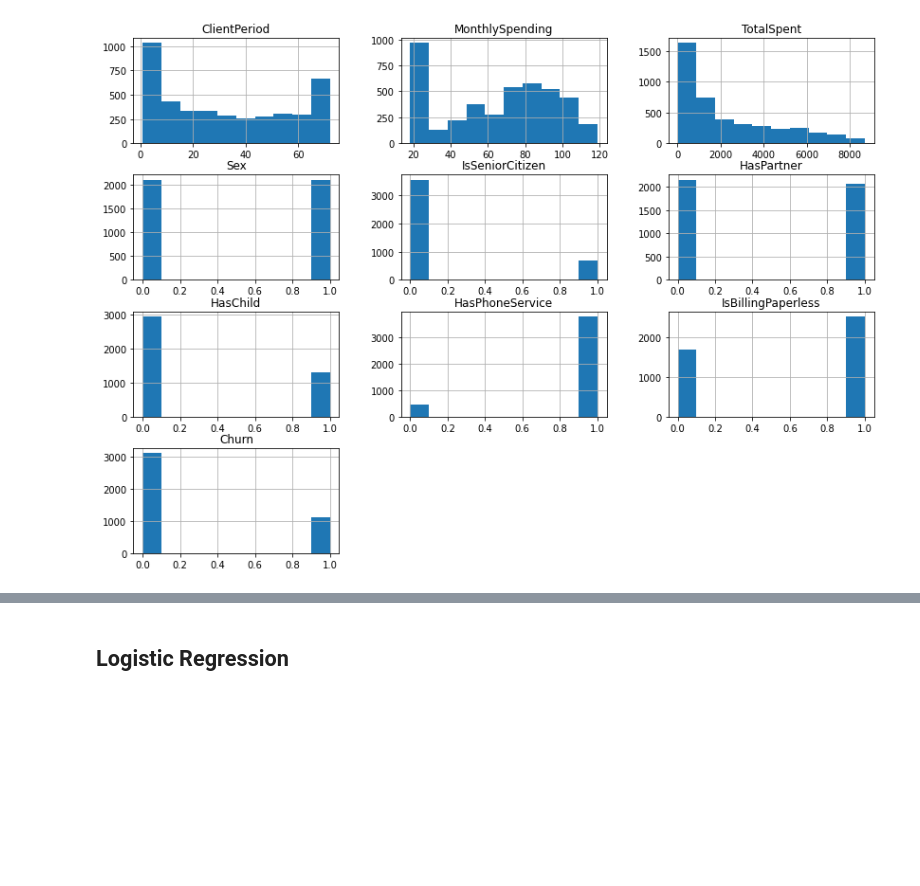
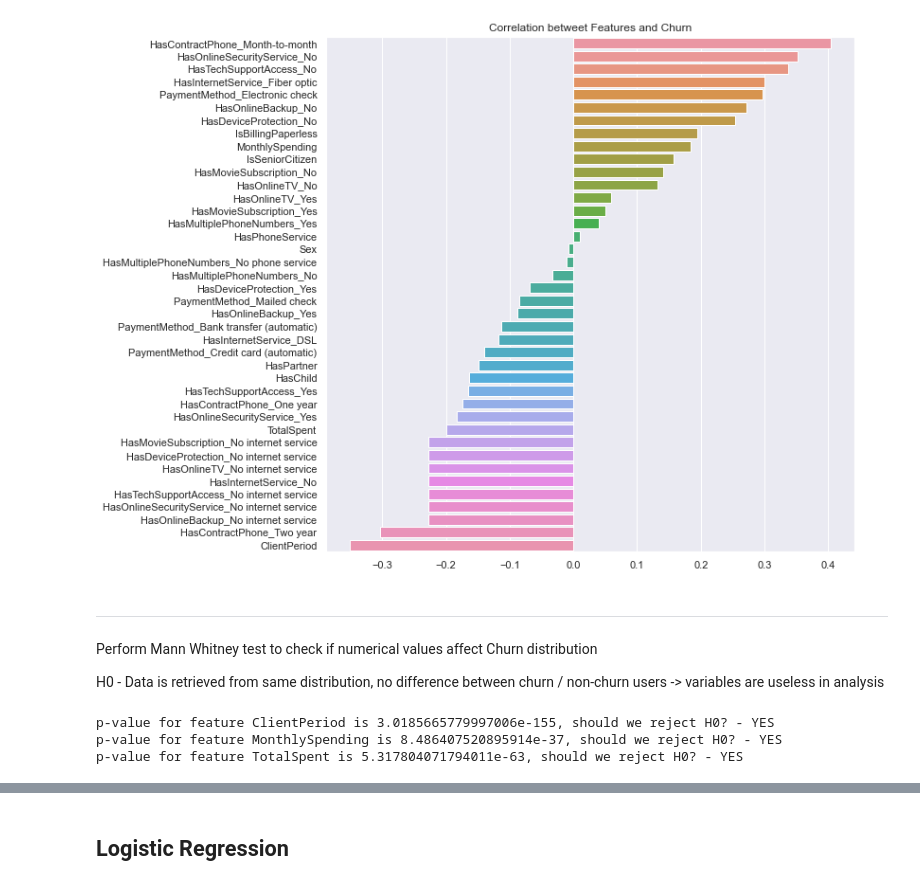
Before and after one commit to erblinaqeli/Data-Mining-Project, a Jupyter notebook: analysis.ipynb, the cells around one changed output, grey strips where cells are left out. Saved outputs shown, nothing was run; the diff lists cells and outputs as text; code cells hidden in the pictures; blank space fills up the shorter version.

```diff
--- a/analysis.ipynb
+++ b/analysis.ipynb
@@ -65,5 +125,30 @@ None
-# %%
-train.hist(figsize=(14,10))
-None
-# %% [output]
-[figure, removed]
+# %%
+import matplotlib.pyplot as plt
+import seaborn as sns
+
+
+fig, ax = plt.subplots(1, figsize=(10, 10))
+q = pd.DataFrame(train.drop(columns=['Churn']).corrwith(train['Churn']).sort_values(ascending=False)).transpose()
+sns.barplot(data=q, orient='h')
+ax.set(title='Correlation betweet Features and Churn');
+# %% [output]
+[figure, added]
+# %% [markdown]
+***
+Perform Mann Whitney test to check if numerical values affect Churn distribution
+
+H0 - Data is retrieved from same distribution, no difference between churn / non-churn users -> variables are useless in analysis
+# %%
+from scipy.stats import mannwhitneyu
+
+isgone = train[train['Churn'] == 1]
+ishere = train[train['Churn'] == 0]
+
+# H0 - Data is retrieved from same distribution, no difference between churn / non-churn users -> variables are useless in analysis
+for i, cat in enumerate(num_cols):
+    p = mannwhitneyu(isgone[cat], ishere[cat]).pvalue
+    print(f'p-value for feature {cat} is {p}, should we reject H0? - {["NO", "YES"][bool(p < 0.01)]}') #без bool выходит предупреждение
+# %% [output]
+p-value for feature ClientPeriod is 3.0185665779997006e-155, should we reject H0? - YES
+p-value for feature MonthlySpending is 8.486407520895914e-37, should we reject H0? - YES
+p-value for feature TotalSpent is 5.317804071794011e-63, should we reject H0? - YES
```
Also changed, not shown: parts of 53 cells of this notebook, 2 other files.
